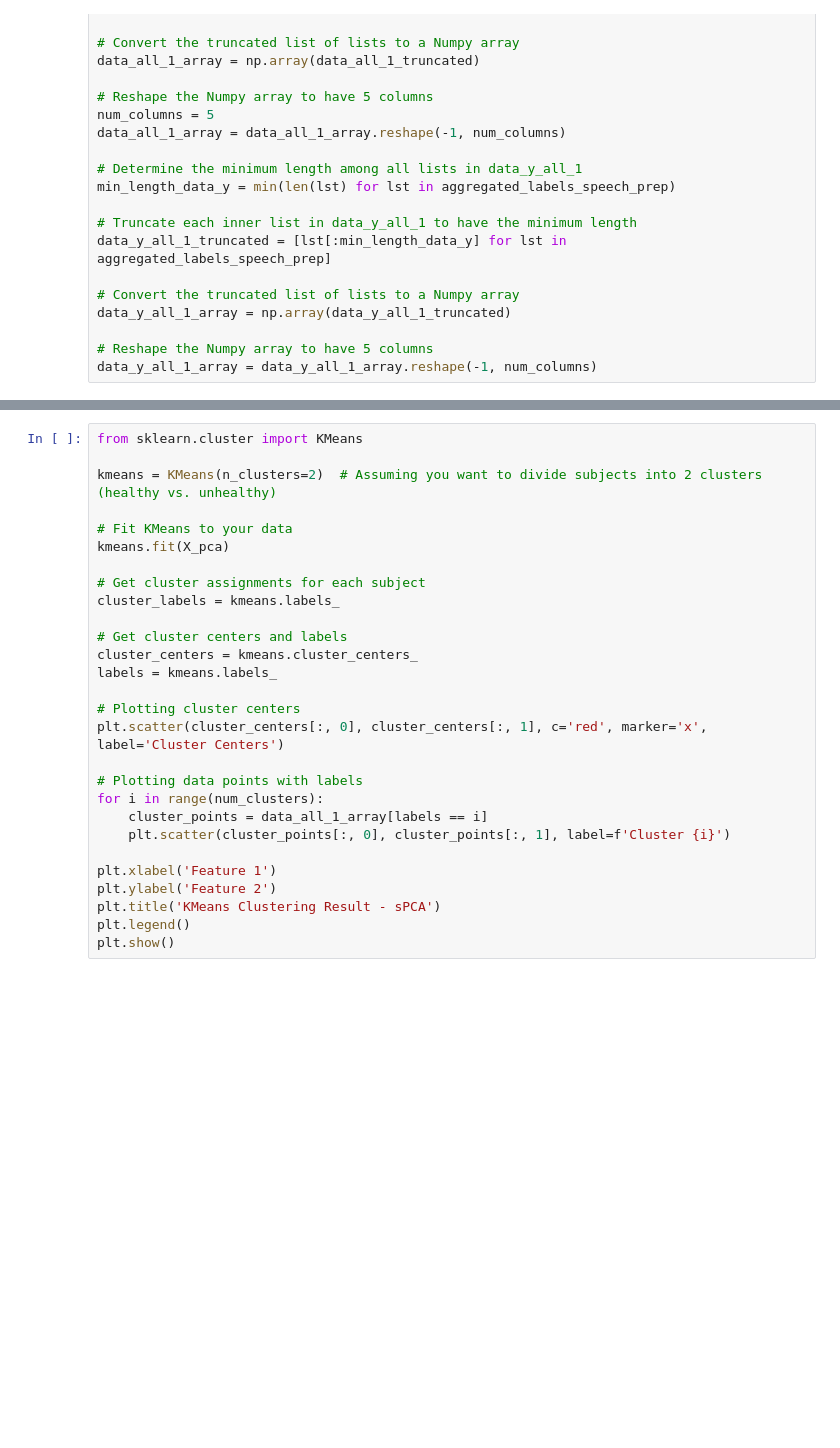
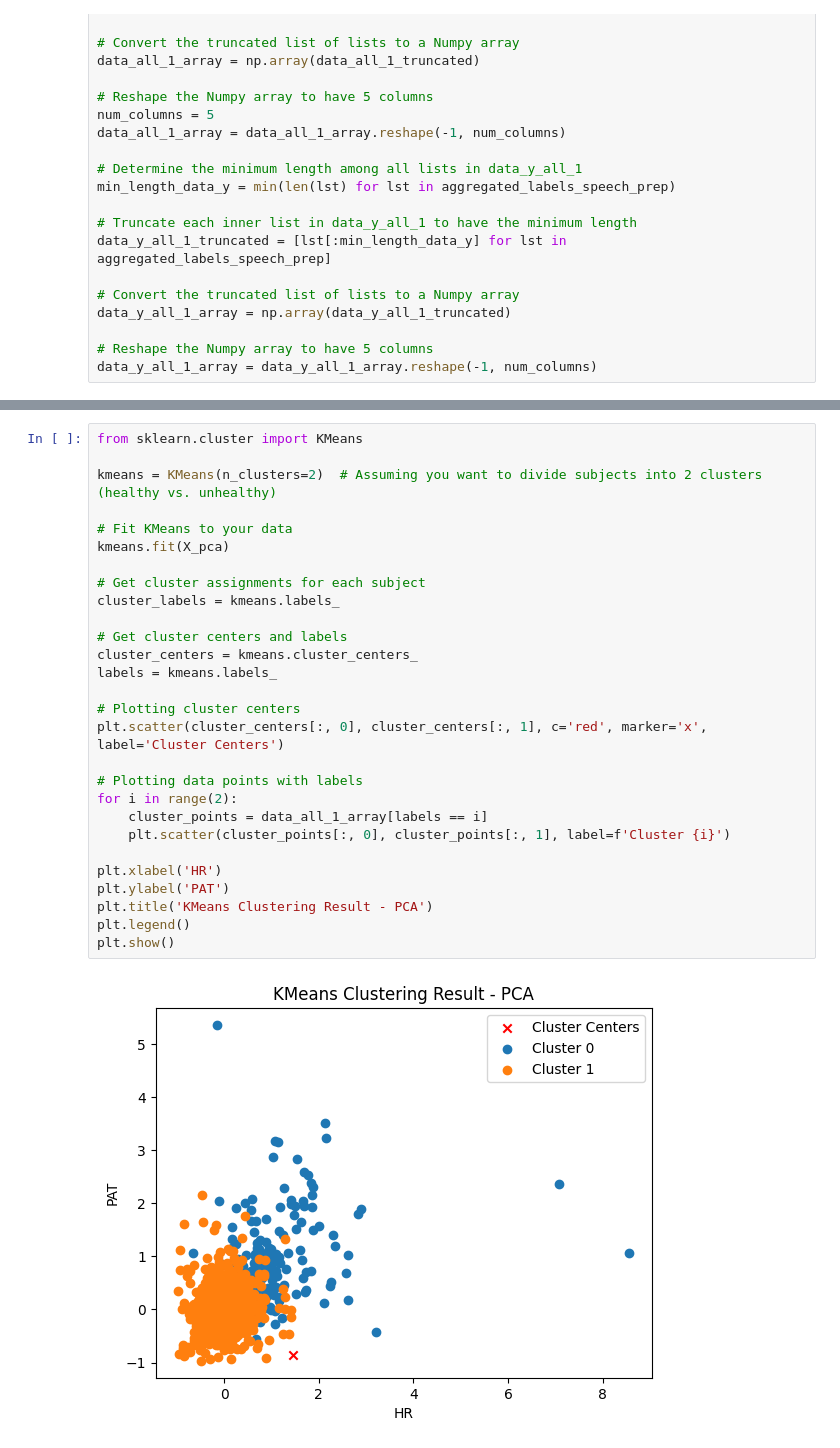
Before and after one commit to zhangster12/BMED-6517-Sp-24-Team-1, a Jupyter notebook: Clustering/mi_ht_cluster.ipynb, the cells around one changed output, grey strips where cells are left out. Cells and saved outputs as stored; diff of their text form; blank space fills up the shorter version.

```diff
--- a/Clustering/mi_ht_cluster.ipynb
+++ b/Clustering/mi_ht_cluster.ipynb
@@ -297,28 +302,30 @@ print(feature_importance)
 # %%
 from sklearn.cluster import KMeans
 
 kmeans = KMeans(n_clusters=2)  # Assuming you want to divide subjects into 2 clusters (healthy vs. unhealthy)
 
 # Fit KMeans to your data
 kmeans.fit(X_pca)
 
 # Get cluster assignments for each subject
 cluster_labels = kmeans.labels_
 
 # Get cluster centers and labels
 cluster_centers = kmeans.cluster_centers_
 labels = kmeans.labels_
 
 # Plotting cluster centers
 plt.scatter(cluster_centers[:, 0], cluster_centers[:, 1], c='red', marker='x', label='Cluster Centers')
 
 # Plotting data points with labels
-for i in range(num_clusters):
+for i in range(2):
     cluster_points = data_all_1_array[labels == i]
     plt.scatter(cluster_points[:, 0], cluster_points[:, 1], label=f'Cluster {i}')
 
-plt.xlabel('Feature 1')
-plt.ylabel('Feature 2')
-plt.title('KMeans Clustering Result - sPCA')
+plt.xlabel('HR')
+plt.ylabel('PAT')
+plt.title('KMeans Clustering Result - PCA')
 plt.legend()
 plt.show()
+# %% [output]
+[figure, added]
```
Also changed, not shown: parts of 2 cells of this notebook.
